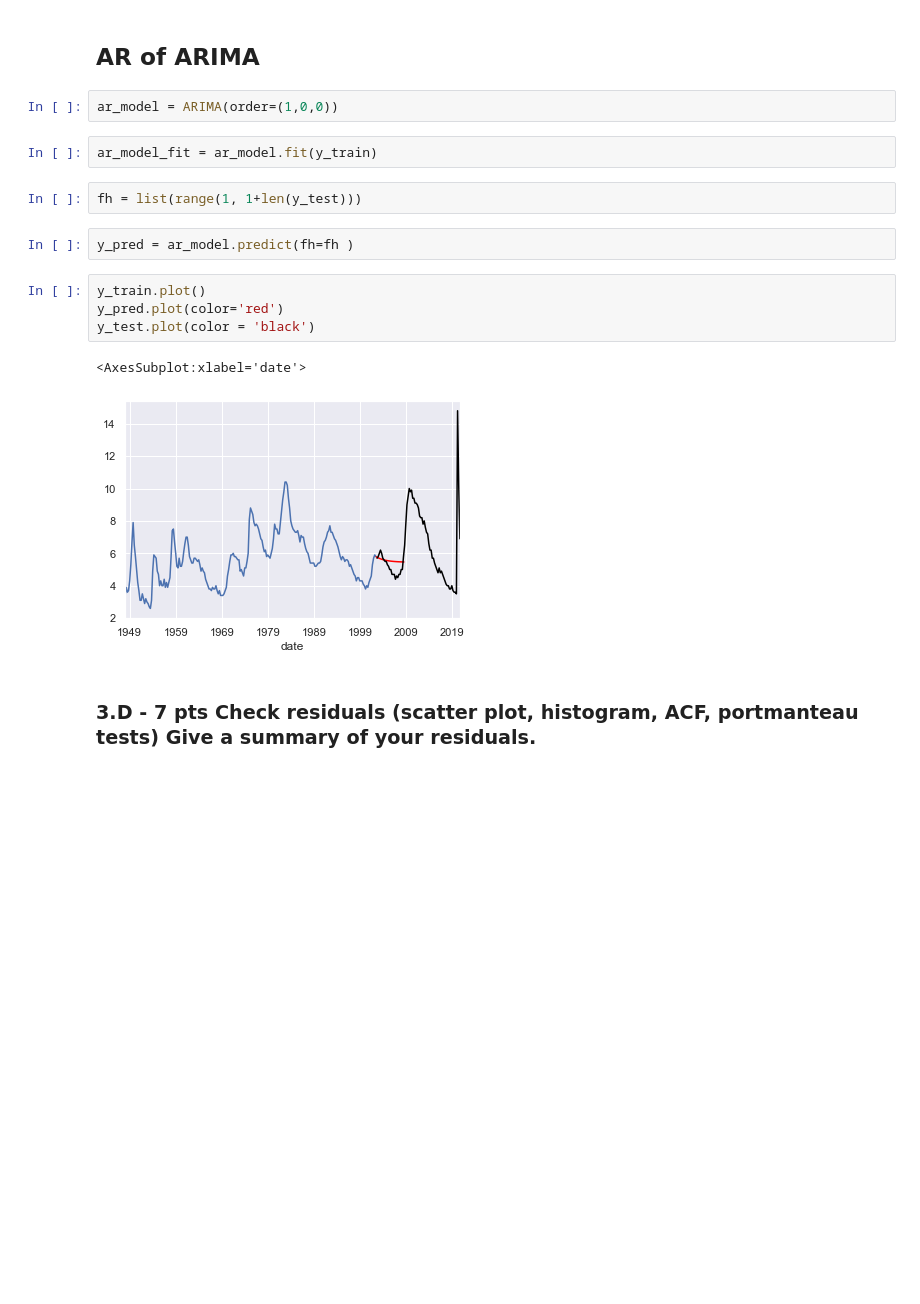
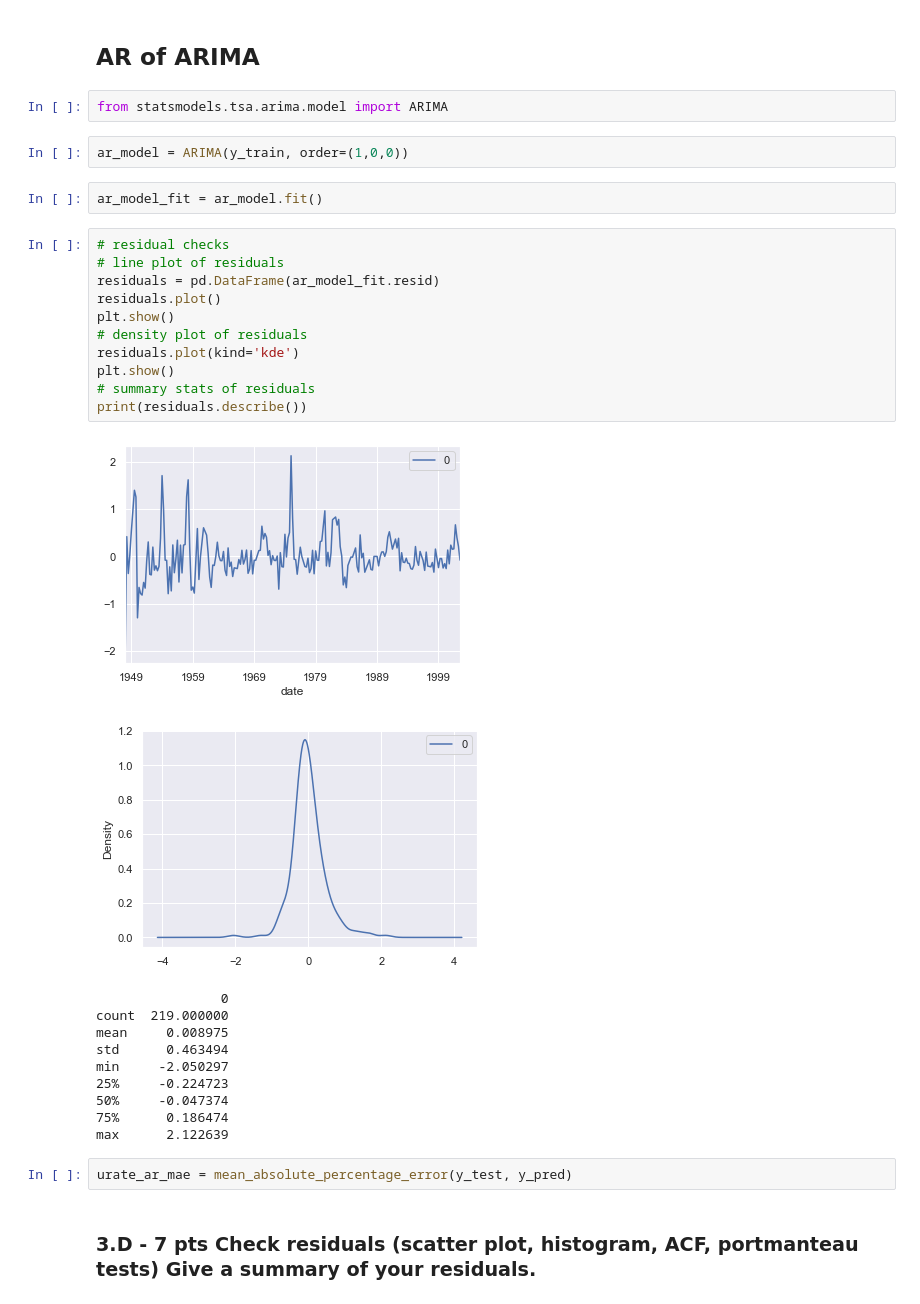
Before and after one commit to earnestsalgado/time-series-analysis_spr22, a Jupyter notebook: HW3/Week 3 Assignment Box Jenkins Models.ipynb, the cells around one changed output. Drawn from its saved outputs; the diff is of its cells as text; blank space fills up the shorter version.

```diff
--- a/HW3/Week 3 Assignment Box Jenkins Models.ipynb
+++ b/HW3/Week 3 Assignment Box Jenkins Models.ipynb
@@ -800,19 +884,35 @@ y_test.plot(color = 'black')
 # %% [markdown]
 ## AR of ARIMA
+# %%
+from statsmodels.tsa.arima.model import ARIMA
 # %%
-ar_model = ARIMA(order=(1,0,0))
+ar_model = ARIMA(y_train, order=(1,0,0))
 # %%
-ar_model_fit = ar_model.fit(y_train)
+ar_model_fit = ar_model.fit()
-# %%
-fh = list(range(1, 1+len(y_test)))
-# %%
-y_pred = ar_model.predict(fh=fh )
 # %%
-y_train.plot()
-y_pred.plot(color='red')
-y_test.plot(color = 'black')
+# residual checks
+# line plot of residuals
+residuals = pd.DataFrame(ar_model_fit.resid)
+residuals.plot()
+plt.show()
+# density plot of residuals
+residuals.plot(kind='kde')
+plt.show()
+# summary stats of residuals
+print(residuals.describe())
 # %% [output]
+[figure, new version]
+[figure, added]
-<AxesSubplot:xlabel='date'>
+                0
+count  219.000000
+mean     0.008975
+std      0.463494
+min     -2.050297
+25%     -0.224723
+50%     -0.047374
+75%      0.186474
+max      2.122639
-[figure, old version]
+# %%
+urate_ar_mae = mean_absolute_percentage_error(y_test, y_pred)
 # %% [markdown]
 ### 3.D - 7 pts Check residuals (scatter plot, histogram, ACF, portmanteau tests)  Give a summary of your residuals.
```
Also changed, not shown: parts of 64 cells of this notebook.
